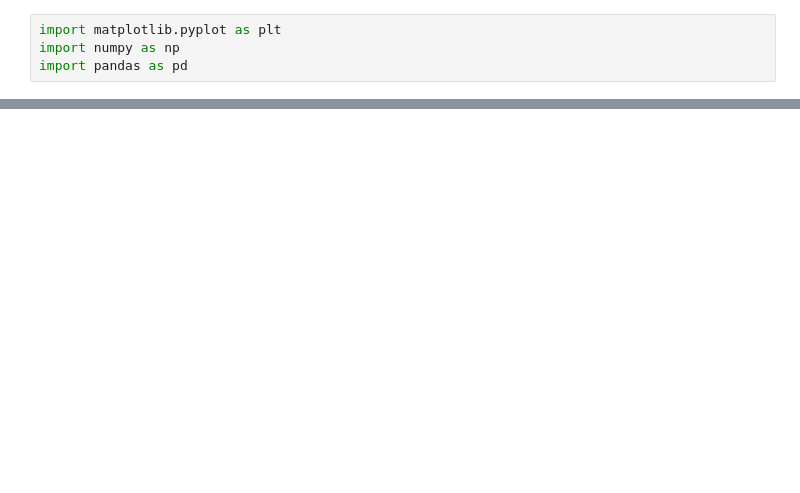
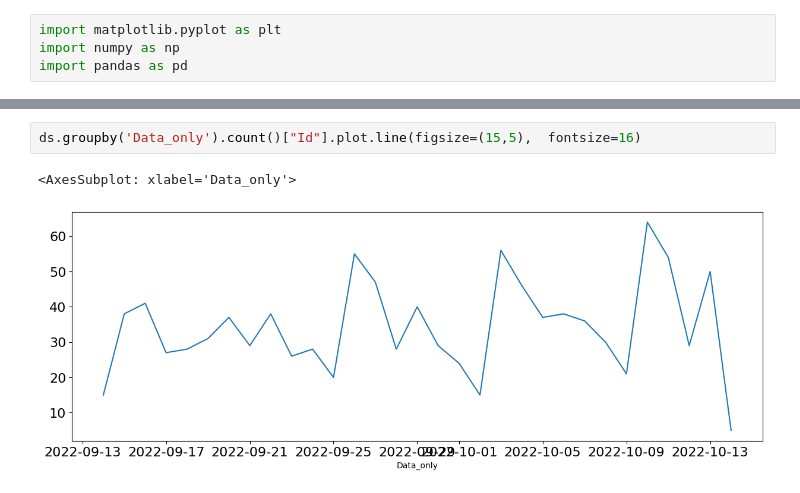
Before and after one commit to ThiagoUff/ReclameAqui.Scrapper, a Jupyter notebook: visualization.ipynb, the cells around one changed output, grey strips where cells are left out. Cells and saved outputs as stored; diff of their text form; blank space fills up the shorter version.

```diff
--- a/visualization.ipynb
+++ b/visualization.ipynb
@@ -32,0 +25,5 @@ TypeError: Axes.bar() missing 1 required positional argument: 'height'
+# %%
+ds.groupby('Data_only').count()["Id"].plot.line(figsize=(15,5),  fontsize=16)
+# %% [output]
+<AxesSubplot: xlabel='Data_only'>
+[figure, added]
```
Also changed, not shown: parts of 6 cells of this notebook, 10 other files.
